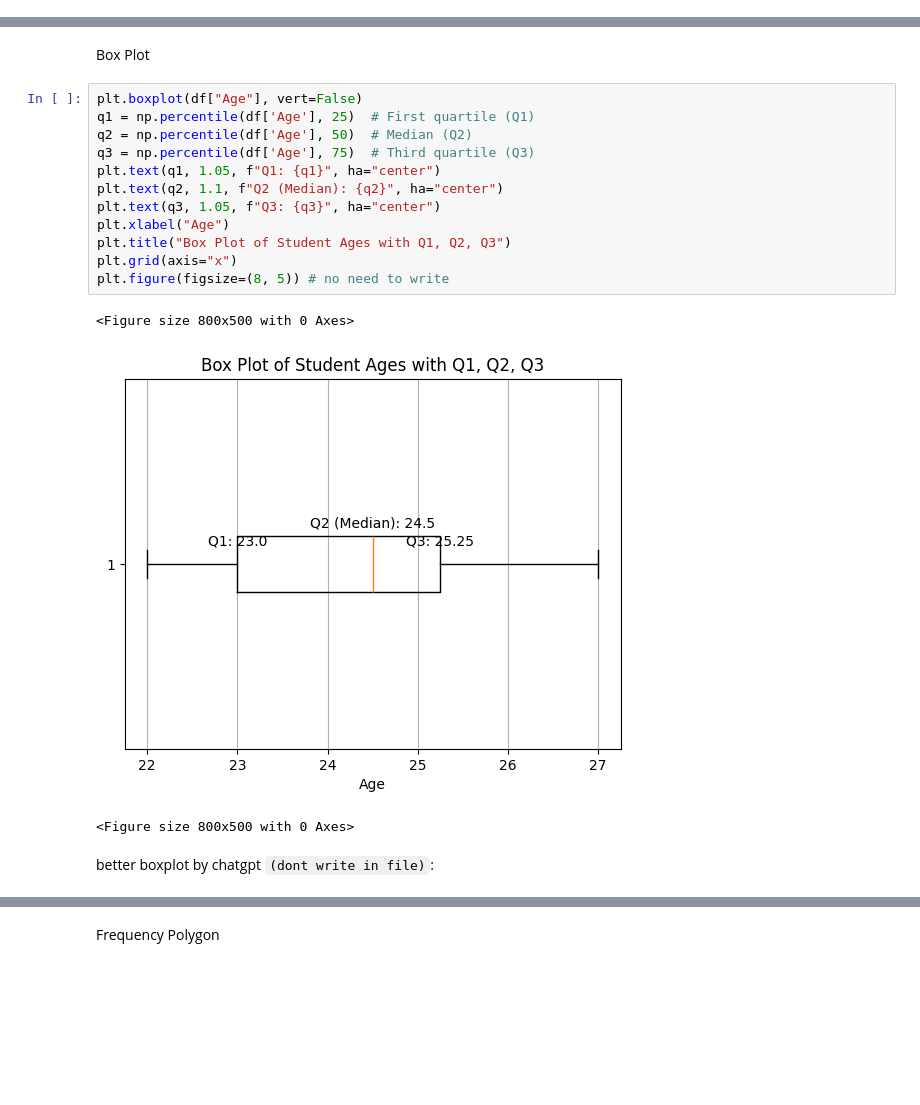
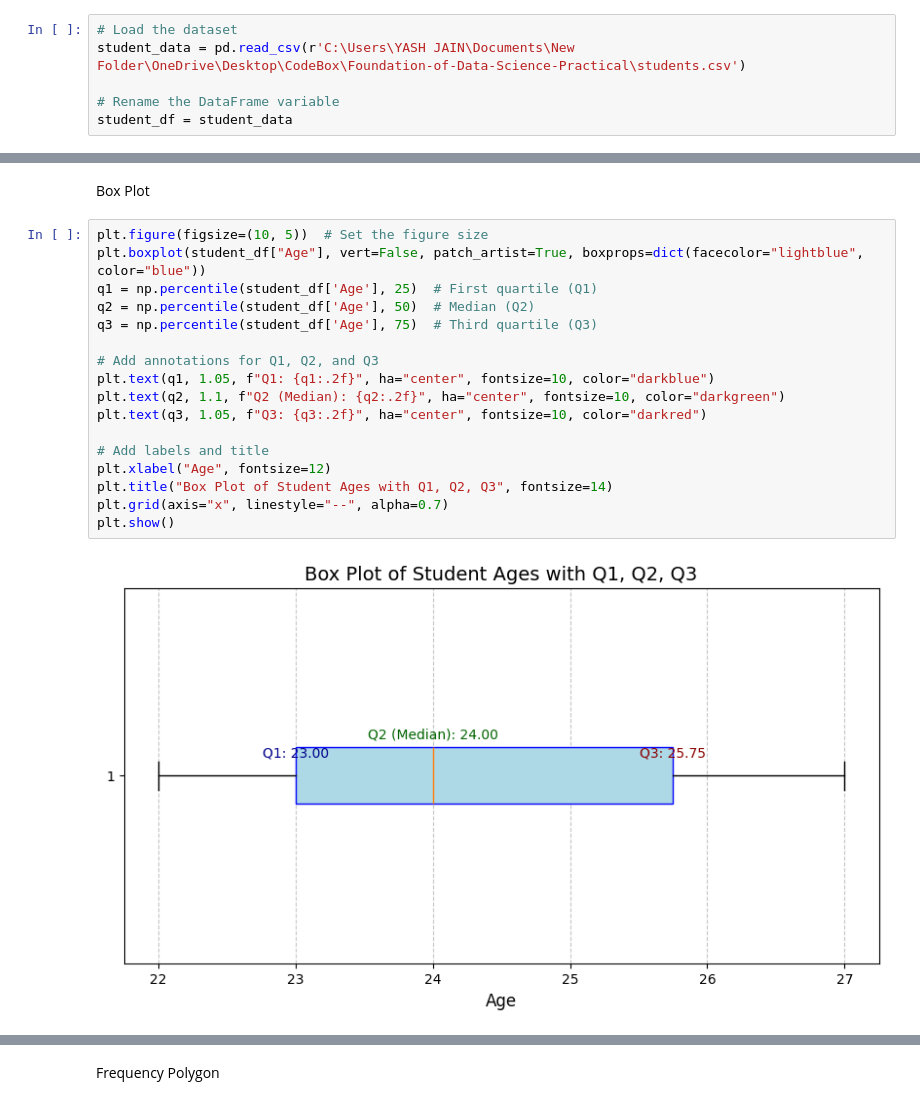
Before and after one commit to yashjain15357/Foundation-of-Data-Science-Practical, a Jupyter notebook: exp4.ipynb, the cells around one changed output, grey strips where cells are left out. Saved outputs shown, nothing was run; the diff lists cells and outputs as text; blank space fills up the shorter version.

```diff
--- a/exp4.ipynb
+++ b/exp4.ipynb
@@ -16,2 +13,8 @@ df = students # dataframe variable
+# %%
+# Load the dataset
+student_data = pd.read_csv(r'C:\Users\YASH JAIN\Documents\New Folder\OneDrive\Desktop\CodeBox\Foundation-of-Data-Science-Practical\students.csv')
+
+# Rename the DataFrame variable
+student_df = student_data
 # %% [markdown]
 Histogram
@@ -36,20 +48,21 @@ df['City'].value_counts().plot(
 # %% [markdown]
 Box Plot
 # %%
-plt.boxplot(df["Age"], vert=False)
-q1 = np.percentile(df['Age'], 25)  # First quartile (Q1)
-q2 = np.percentile(df['Age'], 50)  # Median (Q2)
-q3 = np.percentile(df['Age'], 75)  # Third quartile (Q3)
-plt.text(q1, 1.05, f"Q1: {q1}", ha="center")
-plt.text(q2, 1.1, f"Q2 (Median): {q2}", ha="center")
-plt.text(q3, 1.05, f"Q3: {q3}", ha="center")
-plt.xlabel("Age")
-plt.title("Box Plot of Student Ages with Q1, Q2, Q3")
-plt.grid(axis="x")
-plt.figure(figsize=(8, 5)) # no need to write
+plt.figure(figsize=(10, 5))  # Set the figure size
+plt.boxplot(student_df["Age"], vert=False, patch_artist=True, boxprops=dict(facecolor="lightblue", color="blue"))
+q1 = np.percentile(student_df['Age'], 25)  # First quartile (Q1)
+q2 = np.percentile(student_df['Age'], 50)  # Median (Q2)
+q3 = np.percentile(student_df['Age'], 75)  # Third quartile (Q3)
+
+# Add annotations for Q1, Q2, and Q3
+plt.text(q1, 1.05, f"Q1: {q1:.2f}", ha="center", fontsize=10, color="darkblue")
+plt.text(q2, 1.1, f"Q2 (Median): {q2:.2f}", ha="center", fontsize=10, color="darkgreen")
+plt.text(q3, 1.05, f"Q3: {q3:.2f}", ha="center", fontsize=10, color="darkred")
+
+# Add labels and title
+plt.xlabel("Age", fontsize=12)
+plt.title("Box Plot of Student Ages with Q1, Q2, Q3", fontsize=14)
+plt.grid(axis="x", linestyle="--", alpha=0.7)
+plt.show()
 # %% [output]
-<Figure size 800x500 with 0 Axes>
-[figure, old version]
+[figure, new version]
-<Figure size 800x500 with 0 Axes>
-# %% [markdown]
-better boxplot by chatgpt `(dont write in file)`:
```
Also changed, not shown: parts of 10 cells of this notebook.
